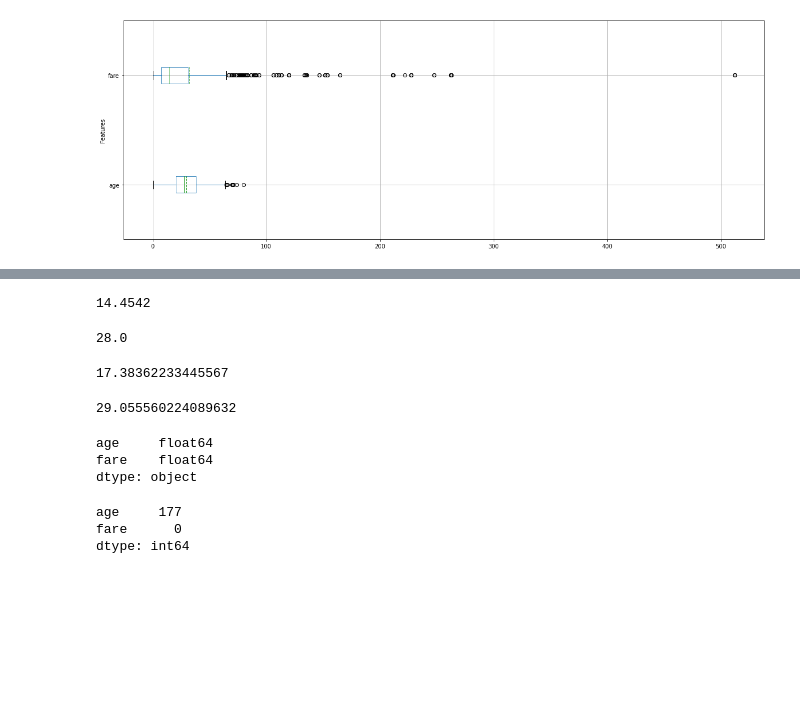
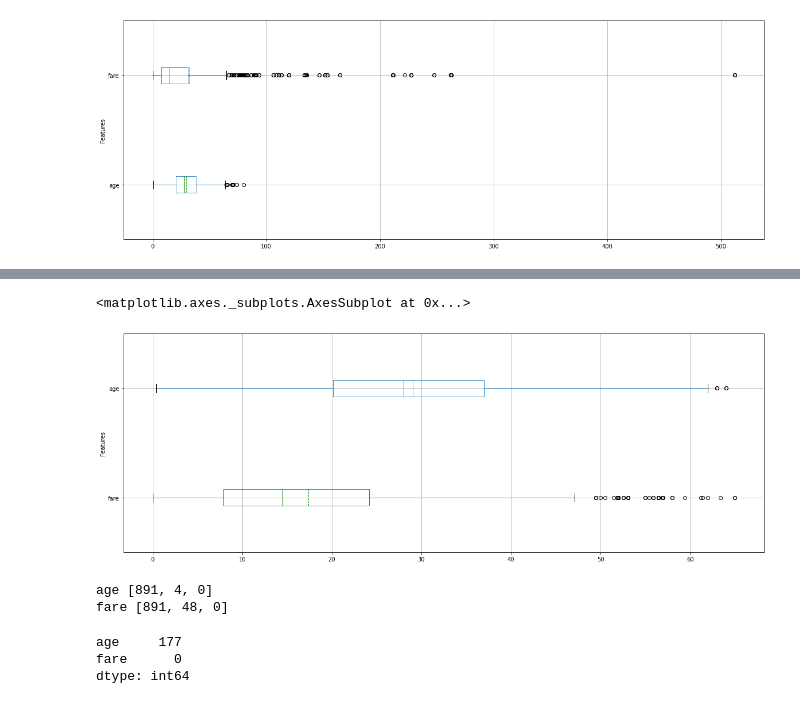
Before and after one commit to jjefferson2006/DSWP_JJ_altera, a Jupyter notebook: Notebooks/JJ3NB15_02__Regressão Linear.ipynb, the cells around one changed output, grey strips where cells are left out. Cells and saved outputs as stored; diff of their text form; code cells hidden in the pictures; blank space fills up the shorter version.

```diff
--- a/Notebooks/JJ3NB15_02__Regressão Linear.ipynb
+++ b/Notebooks/JJ3NB15_02__Regressão Linear.ipynb
@@ -1319,25 +1475,15 @@ df_titanic_copy.describe()
-# %%
-df_titanic_copy['fare'].median()
-# %% [output]
-14.4542
-# %%
-df_titanic_copy['age'].median()
-# %% [output]
-28.0
-# %%
-df_titanic_copy['fare'].mean()
-# %% [output]
-17.38362233445567
-# %%
-df_titanic_copy['age'].mean()
-# %% [output]
-29.055560224089632
-# %%
-df_titanic_copy.dtypes
-# %% [output]
-age     float64
-fare    float64
-dtype: object
+# %%
+#check nas features depois de tratar os outliers
+df_titanic_copy[['fare', 'age']].plot(kind = 'box', showmeans = True, meanline = True, grid = True, figsize = (20,7), vert = False, ylabel = 'Features')
+# %% [output]
+<matplotlib.axes._subplots.AxesSubplot at 0x...>
+[figure, added]
+# %%
+#queda de 116 para 48 em fare e 11 para 4 na age
+outliers_conta(df_titanic_copy[['age', 'fare']])
+# %% [output]
+age [891, 4, 0]
+fare [891, 48, 0]
 # %%
 df_titanic_copy.isna().sum()
 # %% [output]
```
Also changed, not shown: parts of 44 cells of this notebook.
